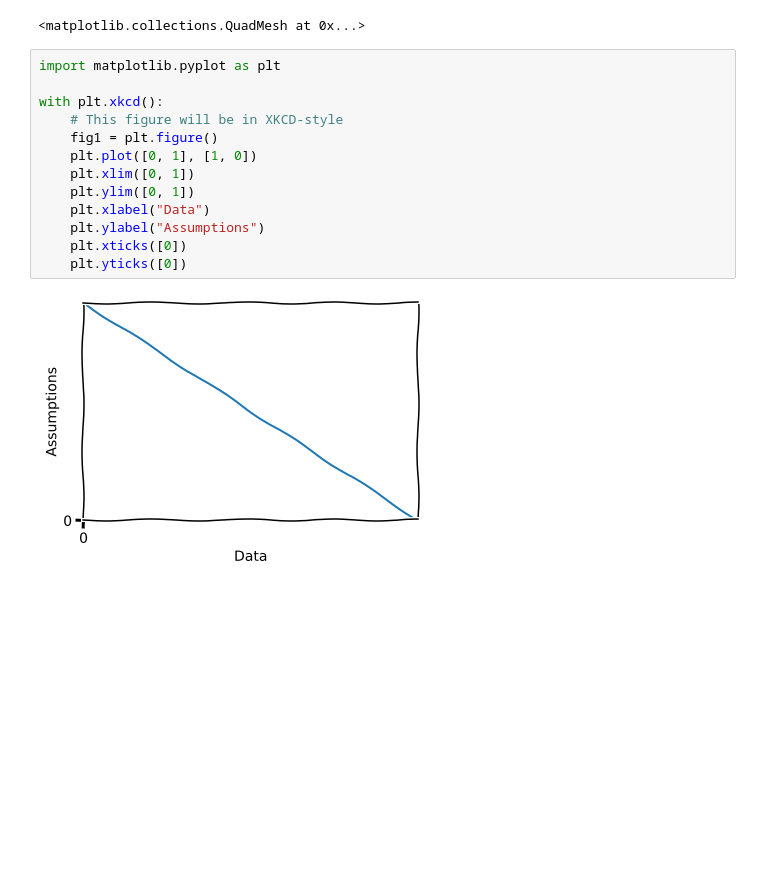
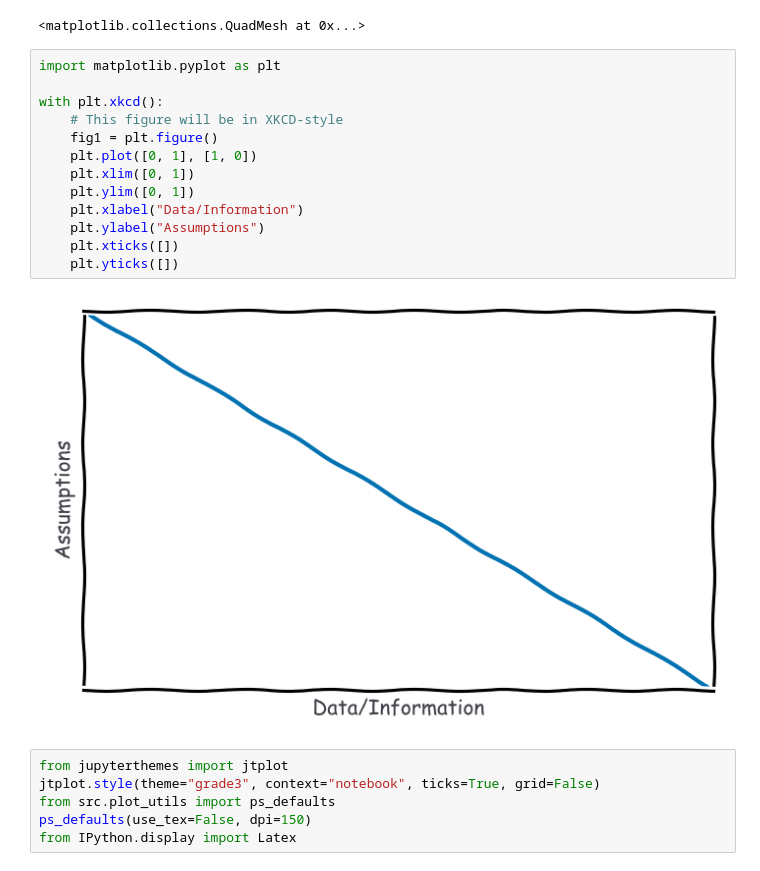
Before and after one commit to sdat2/seager19, a Jupyter notebook: notebooks/exploratory/investigate.ipynb, the cells around one changed output. Cells and saved outputs as stored; diff of their text form; blank space fills up the shorter version.

```diff
--- a/notebooks/exploratory/investigate.ipynb
+++ b/notebooks/exploratory/investigate.ipynb
@@ -40,15 +40,21 @@ xr.open_dataarray(os.path.join(DATA_PATH, "nc_mean", "wsp.nc")).plot()
 # %%
 import matplotlib.pyplot as plt
 
 with plt.xkcd():
     # This figure will be in XKCD-style
     fig1 = plt.figure()
     plt.plot([0, 1], [1, 0])
     plt.xlim([0, 1])
     plt.ylim([0, 1])
-    plt.xlabel("Data")
+    plt.xlabel("Data/Information")
     plt.ylabel("Assumptions")
-    plt.xticks([0])
-    plt.yticks([0])
+    plt.xticks([])
+    plt.yticks([])
 # %% [output]
-[figure, old version]
+[figure, new version]
+# %%
+from jupyterthemes import jtplot
+jtplot.style(theme="grade3", context="notebook", ticks=True, grid=False)
+from src.plot_utils import ps_defaults
+ps_defaults(use_tex=False, dpi=150)
+from IPython.display import Latex
```
Also changed, not shown: parts of 6 cells of this notebook, 5 other files.
